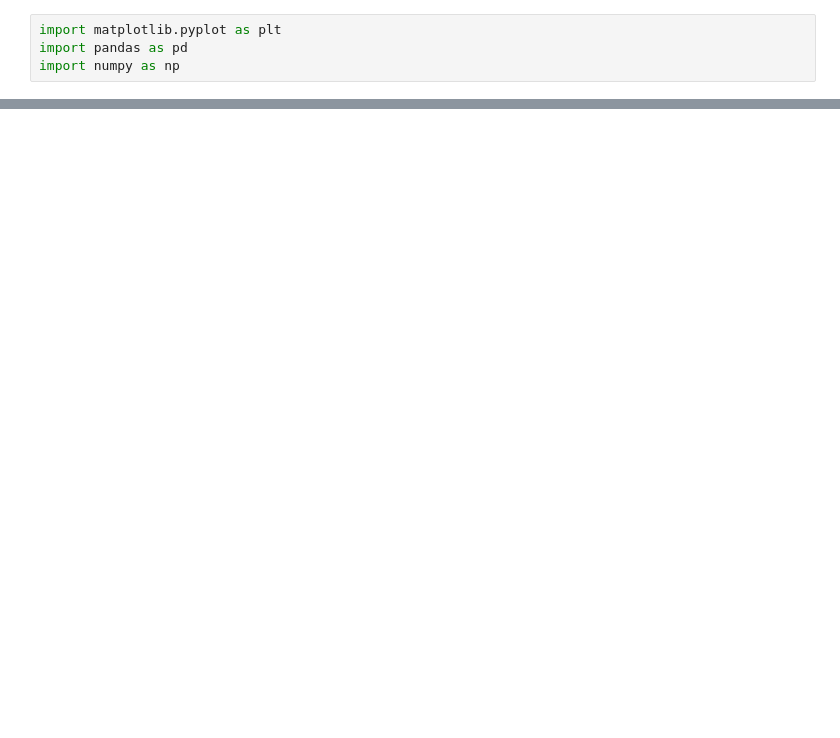
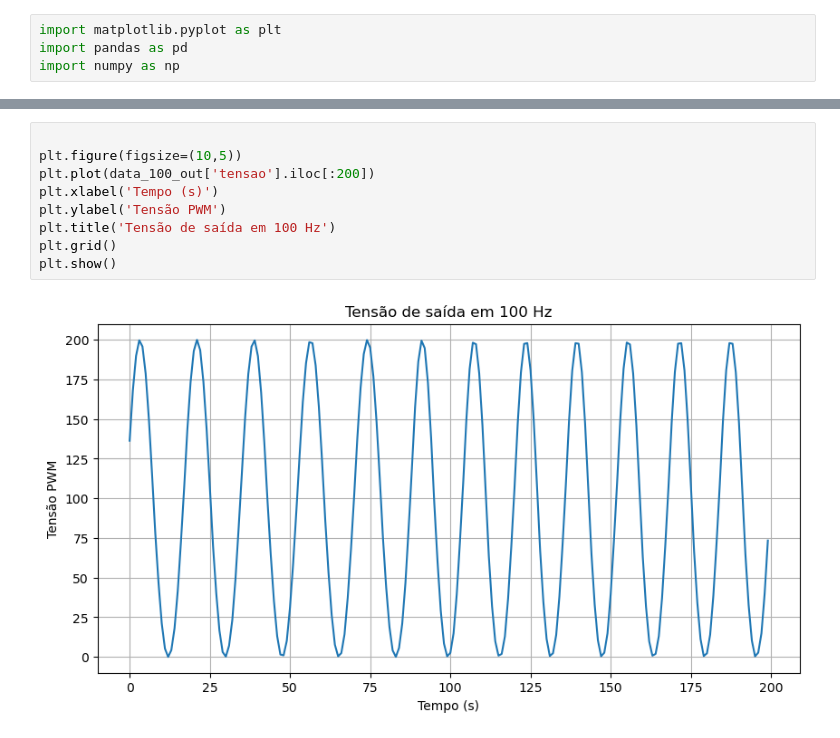
Before and after one commit to camillemotajf/lab_controle, a Jupyter notebook: plot_senoide.ipynb, the cells around one changed output, grey strips where cells are left out. Cells and saved outputs as stored; diff of their text form; blank space fills up the shorter version.

```diff
--- a/plot_senoide.ipynb
+++ b/plot_senoide.ipynb
@@ -17,0 +24,11 @@ plt.show()
+# %%
+
+plt.figure(figsize=(10,5))
+plt.plot(data_100_out['tensao'].iloc[:200])
+plt.xlabel('Tempo (s)')
+plt.ylabel('Tensão PWM')
+plt.title('Tensão de saída em 100 Hz')
+plt.grid()
+plt.show()
+# %% [output]
+[figure, added]
```
Also changed, not shown: parts of 4 cells of this notebook, 6 other files.
